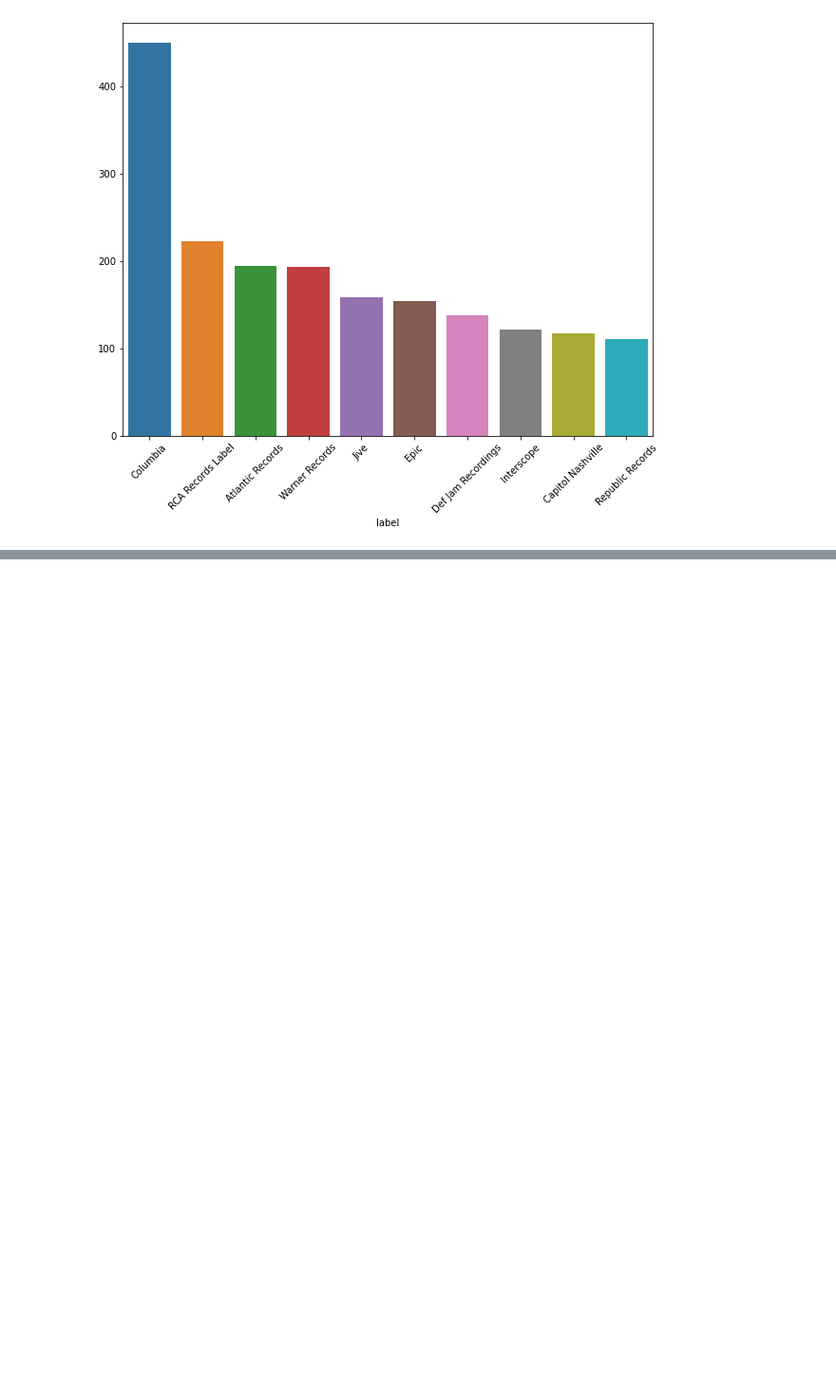
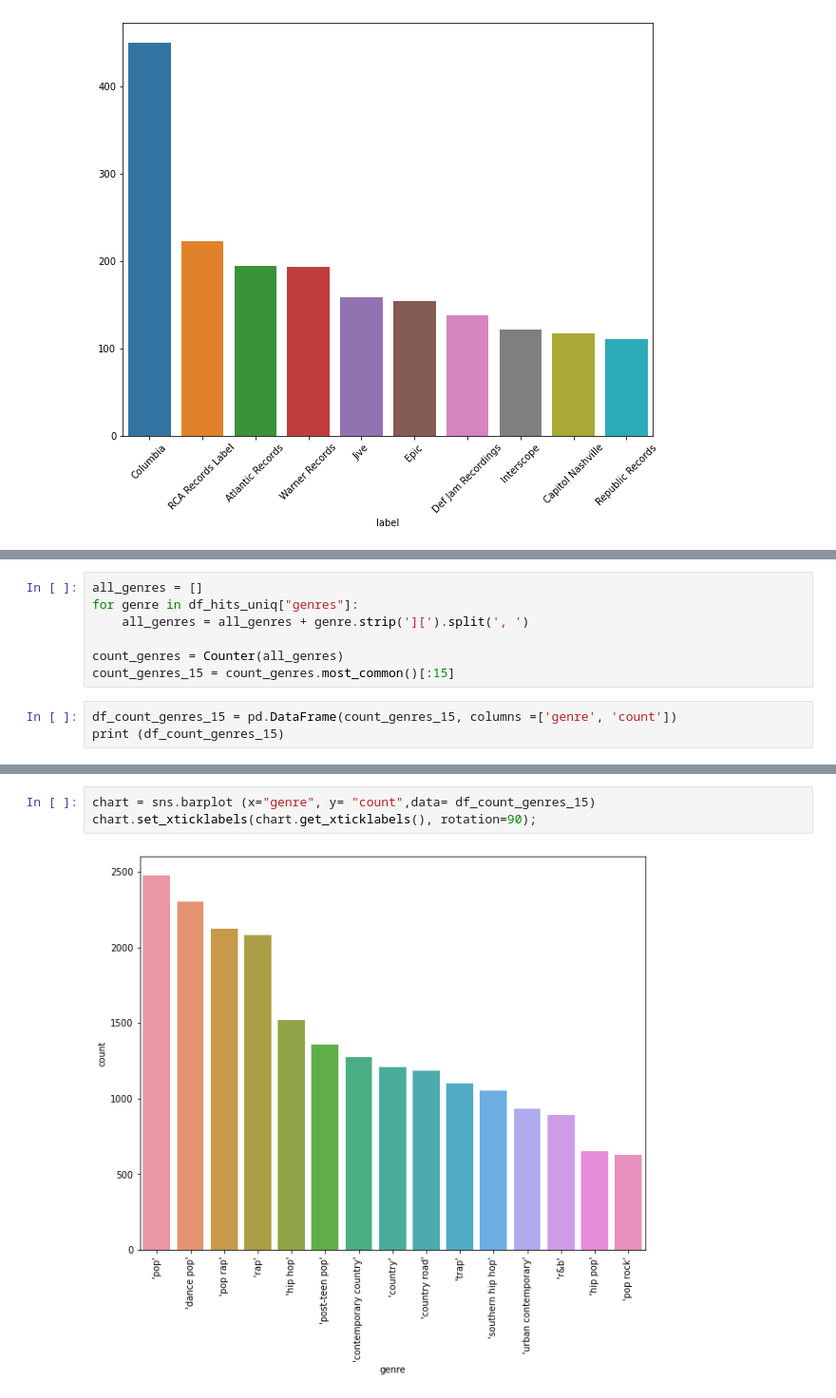
Before and after one commit to luislgm/Music_Hit_Predictor_TFM, a Jupyter notebook: Hit_Data_Analysis/1_hit_analysis.ipynb, the cells around one changed output, grey strips where cells are left out. Shown at 95% size. Cells and saved outputs as stored; diff of their text form; blank space fills up the shorter version.

Commit message:
New analysis of musical genres added

```diff
--- a/Hit_Data_Analysis/1_hit_analysis.ipynb
+++ b/Hit_Data_Analysis/1_hit_analysis.ipynb
@@ -164,0 +168,10 @@ chart.set_xticklabels(chart.get_xticklabels(), rotation=45);
+# %%
+all_genres = []
+for genre in df_hits_uniq["genres"]:
+    all_genres = all_genres + genre.strip('][').split(', ')
+
+count_genres = Counter(all_genres)
+count_genres_15 = count_genres.most_common()[:15]
+# %%
+df_count_genres_15 = pd.DataFrame(count_genres_15, columns =['genre', 'count'])
+print (df_count_genres_15)
@@ -164,0 +195,5 @@ chart.set_xticklabels(chart.get_xticklabels(), rotation=45);
+# %%
+chart = sns.barplot (x="genre", y= "count",data= df_count_genres_15)
+chart.set_xticklabels(chart.get_xticklabels(), rotation=90);
+# %% [output]
+[figure, added]
```
Also changed, not shown: parts of 7 cells of this notebook.
